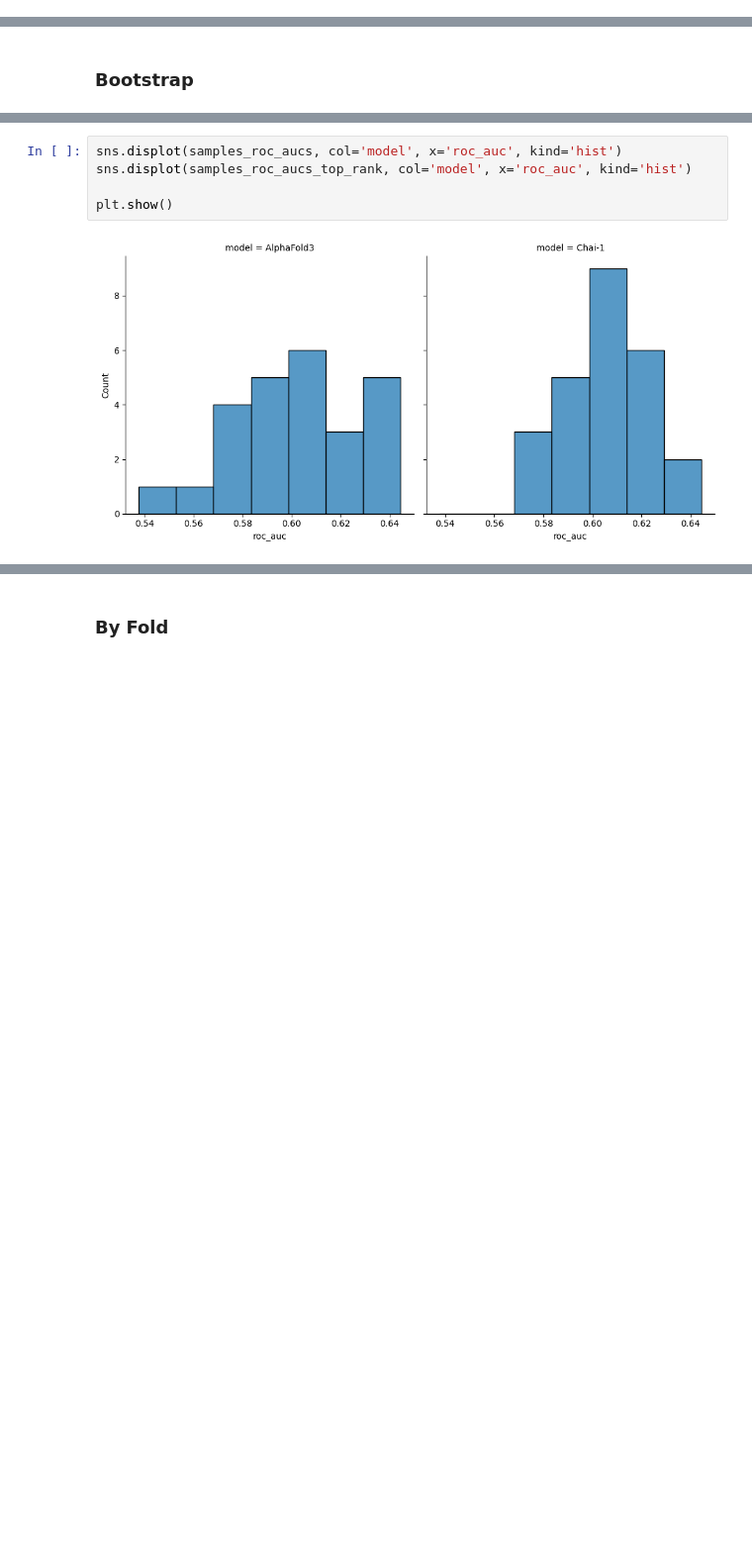
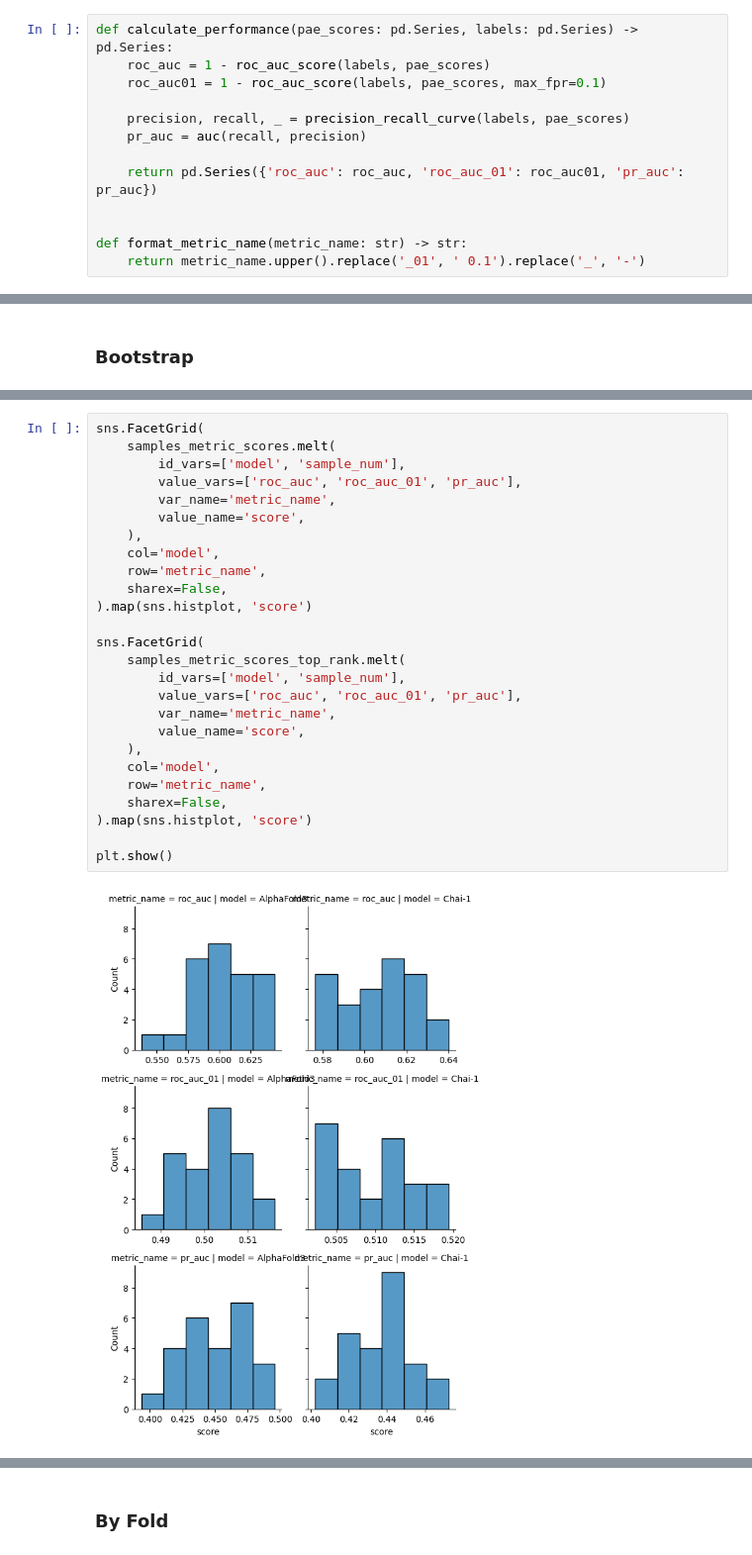
Before and after one commit to benjiemc/tcr-pmhc-predicted-structures, a Jupyter notebook: notebooks/benchmark_structure_prediction_methods.ipynb, the cells around one changed output, grey strips where cells are left out. Shown at 99% size. Drawn from its saved outputs; the diff is of its cells as text; blank space fills up the shorter version.

```diff
--- a/notebooks/benchmark_structure_prediction_methods.ipynb
+++ b/notebooks/benchmark_structure_prediction_methods.ipynb
@@ -19,6 +19,19 @@ sequences = pd.read_csv('../data/interim/sequences_sample_1500.csv', index_col='
 sequences['fold'] = sequences['fold'].astype(str)
 # %% [markdown]
 ## Antigen Specificity
+# %%
+def calculate_performance(pae_scores: pd.Series, labels: pd.Series) -> pd.Series:
+    roc_auc = 1 - roc_auc_score(labels, pae_scores)
+    roc_auc01 = 1 - roc_auc_score(labels, pae_scores, max_fpr=0.1)
+
+    precision, recall, _ = precision_recall_curve(labels, pae_scores)
+    pr_auc = auc(recall, precision)
+
+    return pd.Series({'roc_auc': roc_auc, 'roc_auc_01': roc_auc01, 'pr_auc': pr_auc})
+
+
+def format_metric_name(metric_name: str) -> str:
+    return metric_name.upper().replace('_01', ' 0.1').replace('_', '-')
 # %%
 af3_confidence_scores = pd.read_csv('../data/processed/confidence_scores_af3_af3_tcrmodel2_1500.csv')
 af3_confidence_scores['model'] = 'AlphaFold3'
@@ -144,7 +161,28 @@ plt.show()
 # %%
-sns.displot(samples_roc_aucs, col='model', x='roc_auc', kind='hist')
-sns.displot(samples_roc_aucs_top_rank, col='model', x='roc_auc', kind='hist')
+sns.FacetGrid(
+    samples_metric_scores.melt(
+        id_vars=['model', 'sample_num'],
+        value_vars=['roc_auc', 'roc_auc_01', 'pr_auc'],
+        var_name='metric_name',
+        value_name='score',
+    ),
+    col='model',
+    row='metric_name',
+    sharex=False,
+).map(sns.histplot, 'score')
+
+sns.FacetGrid(
+    samples_metric_scores_top_rank.melt(
+        id_vars=['model', 'sample_num'],
+        value_vars=['roc_auc', 'roc_auc_01', 'pr_auc'],
+        var_name='metric_name',
+        value_name='score',
+    ),
+    col='model',
+    row='metric_name',
+    sharex=False,
+).map(sns.histplot, 'score')
 
 plt.show()
 # %% [output]
-[figure, old version]
+[figure, new version]
```
Also changed, not shown: parts of 13 cells of this notebook.
